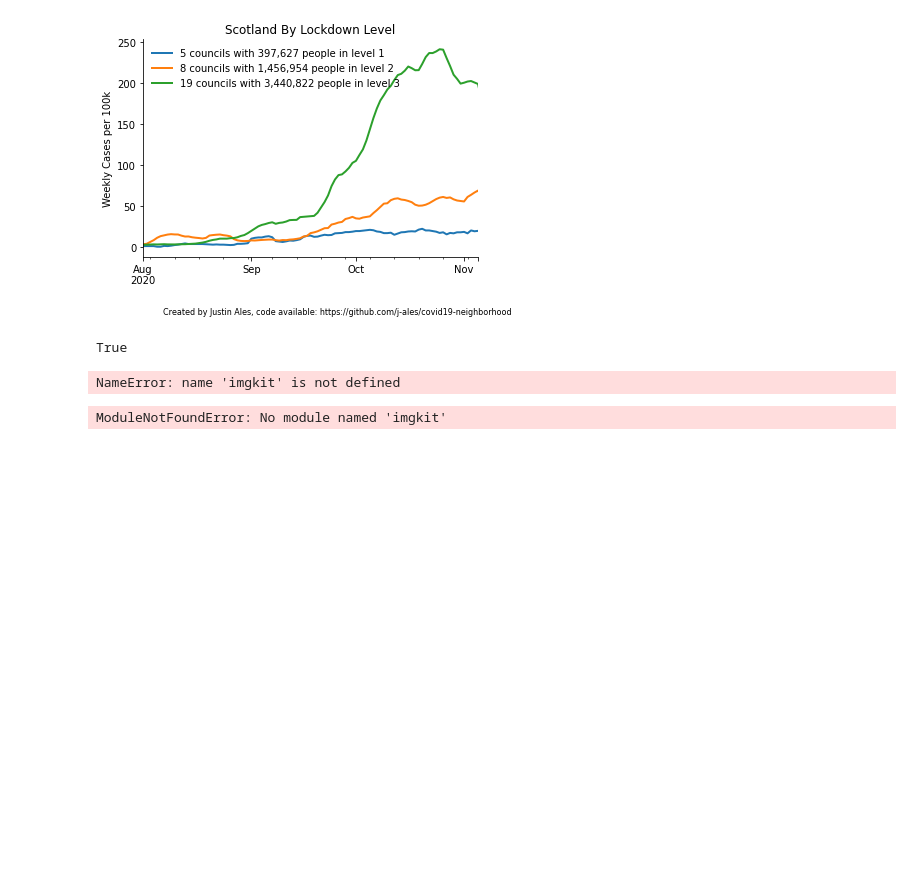
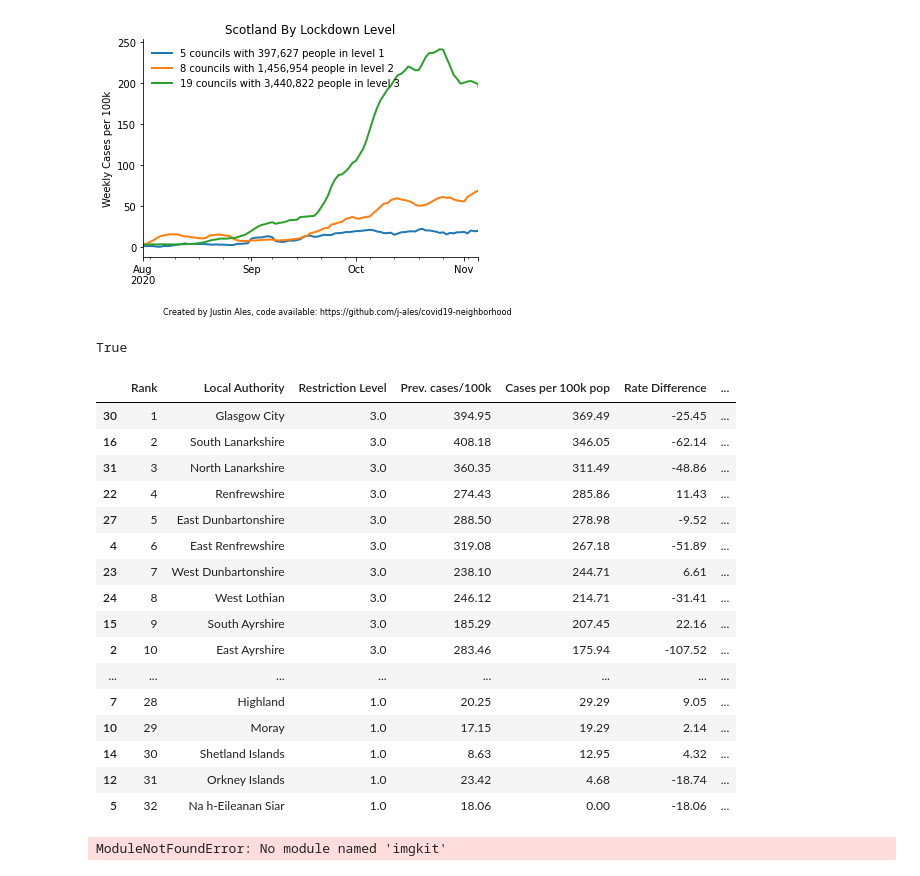
Before and after one commit to j-ales/covid19-neighborhood, a Jupyter notebook: covidNeighborhoodScotland.ipynb, the cells around one changed output. Cells and saved outputs as stored; diff of their text form; code cells hidden in the pictures; blank space fills up the shorter version.

```diff
--- a/covidNeighborhoodScotland.ipynb
+++ b/covidNeighborhoodScotland.ipynb
@@ -343,7 +343,7 @@ from tableTemplate import css
 maxDate = weeklyCases['dateEnd'].max()
 #= dailyCasesByCouncil.groupby(['CA','Date'])[['DailyPositive']].sum()
 lag = 2;
-dailyCasesByCouncil.reset_index(inplace=True)
+#dailyCasesByCouncil.reset_index(inplace=True)
 t2=dailyCasesByCouncil['Date'].max()-dt.timedelta(lag)
 t1=dailyCasesByCouncil['Date'].max()-dt.timedelta(lag+7)
 dailyCasesByCouncil.set_index(['Date'],inplace=True)
@@ -367,36 +367,52 @@ councilTable['rateDiff'] =councilTable['thisWeekRate']-councilTable['lastWeekRat
 councilTable.sort_values('thisWeekRate',ascending=False,inplace=True)
 councilTable['rank']=np.arange(32)+1
 councilTable=councilTable[['rank','council','level','lastWeekRate','thisWeekRate','rateDiff','lastWeekCase','thisWeekCase','caseDiff']]
 
 di = {'rank': 'Rank',
       'council': 'Local Authority',
       'level':   'Restriction Level',
       'thisWeekCase': 'Cases this week',
       'lastWeekCase': 'Cases last week',
       'caseDiff': 'Cases Difference',
       'thisWeekRate': 'Cases per 100k pop',
       'lastWeekRate': 'Prev. cases/100k',
       'rateDiff': 'Rate Difference',
      }
 councilTable.rename(di,axis=1,inplace=True)
 pd.set_option('precision',2)
 
 fileModString =maxDate.strftime('%b-%d-%Y')
-if ~isnotebook():
+if (not isnotebook()):
     header='<b>Scotland councils ordered by cases per 100k population for 7 days ending ' + fileModString + '</b><br><br>'
     #html=(top30.to_html(formatters={'Number of Cases': '{:,.0f}'.format, 'Cases per 100k pop': '{:,.0f}'.format, 'Student Percentage': '{:,.0f}%'.format},index=False))
     html=(councilTable.to_html(formatters={
         'Cases this week': '{:,.0f}'.format,
         'Cases last week': '{:,.0f}'.format,
         'Restriction Level': '{:,.0f}'.format,
         },index=False))
     footer='<br>Created by Justin Ales, code available: https://github.com/j-ales/covid19-neighborhood'
 
     imgkit.from_string(css+header+html+footer,'councilRanks.jpg',options={'quality':30})
 else:
-    councilTable
+    display(councilTable)
 # %% [output]
-NameError: name 'imgkit' is not defined
+|  | Rank | Local Authority | Restriction Level | Prev. cases/100k | Cases per 100k pop | Rate Difference | ... |
+| 30 | 1 | Glasgow City | 3.0 | 394.95 | 369.49 | -25.45 | ... |
+| 16 | 2 | South Lanarkshire | 3.0 | 408.18 | 346.05 | -62.14 | ... |
+| 31 | 3 | North Lanarkshire | 3.0 | 360.35 | 311.49 | -48.86 | ... |
+| 22 | 4 | Renfrewshire | 3.0 | 274.43 | 285.86 | 11.43 | ... |
+| 27 | 5 | East Dunbartonshire | 3.0 | 288.50 | 278.98 | -9.52 | ... |
+| 4 | 6 | East Renfrewshire | 3.0 | 319.08 | 267.18 | -51.89 | ... |
+| 23 | 7 | West Dunbartonshire | 3.0 | 238.10 | 244.71 | 6.61 | ... |
+| 24 | 8 | West Lothian | 3.0 | 246.12 | 214.71 | -31.41 | ... |
+| 15 | 9 | South Ayrshire | 3.0 | 185.29 | 207.45 | 22.16 | ... |
+| 2 | 10 | East Ayrshire | 3.0 | 283.46 | 175.94 | -107.52 | ... |
+| ... | ... | ... | ... | ... | ... | ... | ... |
+| 7 | 28 | Highland | 1.0 | 20.25 | 29.29 | 9.05 | ... |
+| 10 | 29 | Moray | 1.0 | 17.15 | 19.29 | 2.14 | ... |
+| 14 | 30 | Shetland Islands | 1.0 | 8.63 | 12.95 | 4.32 | ... |
+| 12 | 31 | Orkney Islands | 1.0 | 23.42 | 4.68 | -18.74 | ... |
+| 5 | 32 | Na h-Eileanan Siar | 1.0 | 18.06 | 0.00 | -18.06 | ... |
 # %%
 from IPython.display import display, HTML, Markdown
 import imgkit
```
Also changed, not shown: 1 other file.
